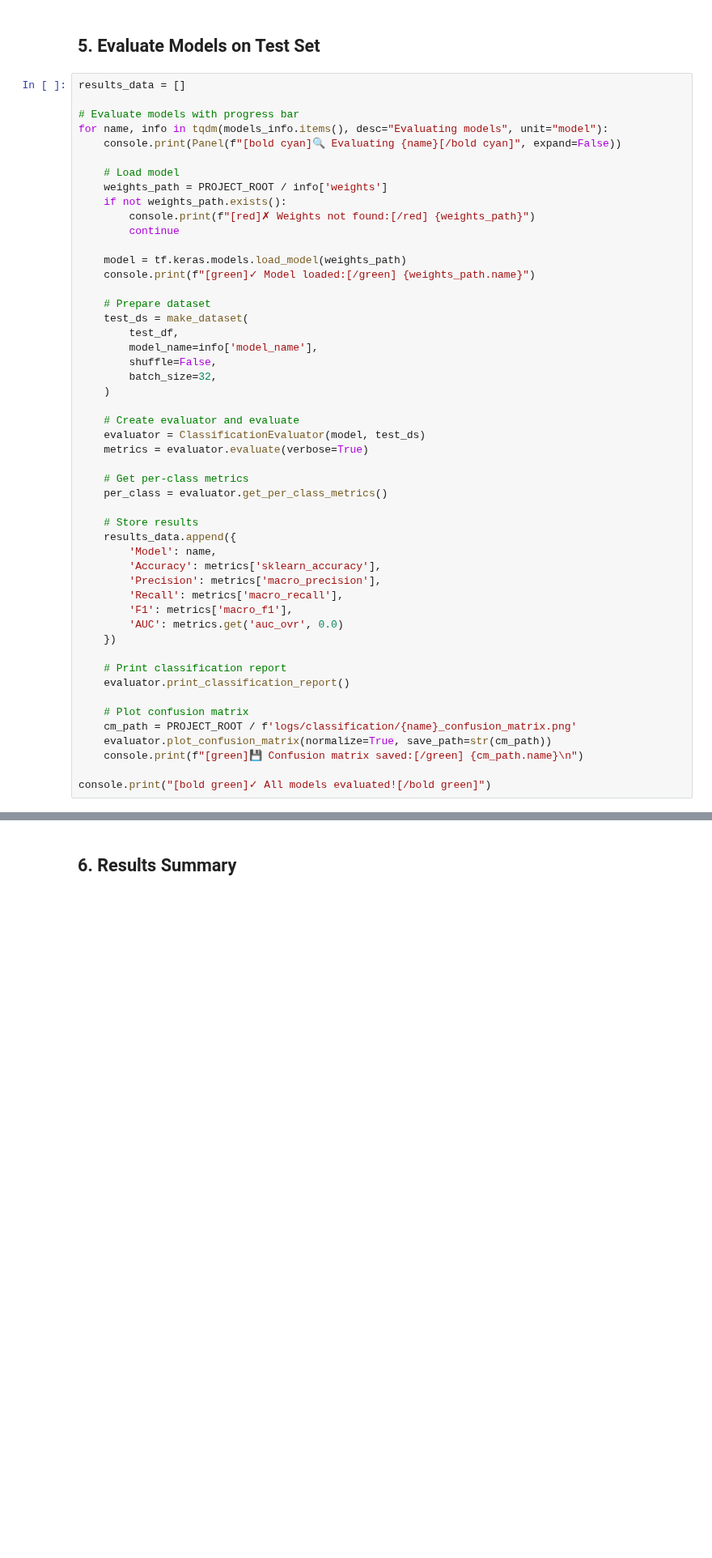
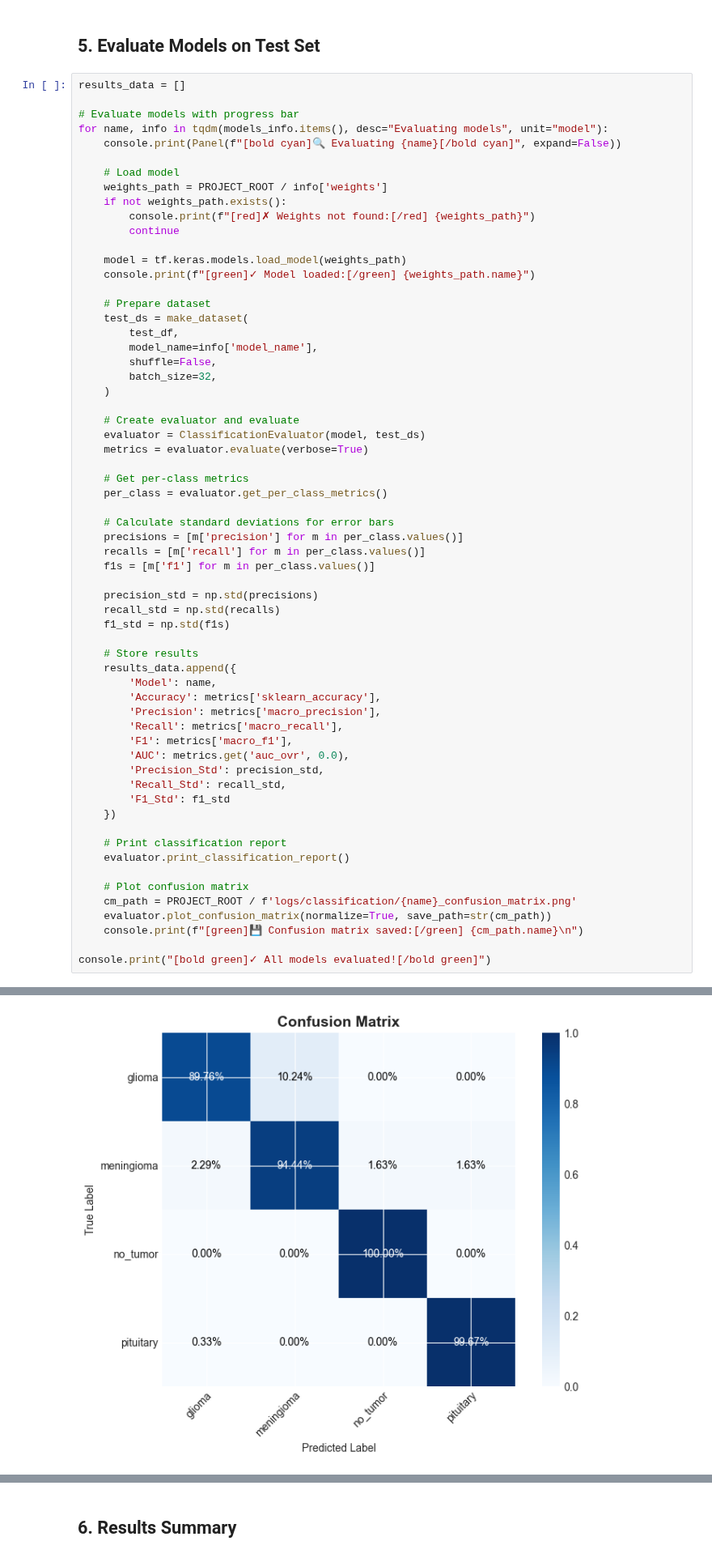
Before and after one commit to Qadeer-Haider/AI-Assisted-Brain-Tumor-Localization-and-Classification-in-Medical-Imaging, a Jupyter notebook: notebooks/evaluate_all_classication_models.ipynb, the cells around one changed output, grey strips where cells are left out. Shown at 81% size. Saved outputs shown, nothing was run; the diff lists cells and outputs as text; blank space fills up the shorter version.

```diff
--- a/notebooks/evaluate_all_classication_models.ipynb
+++ b/notebooks/evaluate_all_classication_models.ipynb
@@ -283,6 +313,15 @@ for name, info in tqdm(models_info.items(), desc="Evaluating models", unit="mode
     # Get per-class metrics
     per_class = evaluator.get_per_class_metrics()
 
+    # Calculate standard deviations for error bars
+    precisions = [m['precision'] for m in per_class.values()]
+    recalls = [m['recall'] for m in per_class.values()]
+    f1s = [m['f1'] for m in per_class.values()]
+
+    precision_std = np.std(precisions)
+    recall_std = np.std(recalls)
+    f1_std = np.std(f1s)
+
     # Store results
     results_data.append({
         'Model': name,
@@ -290,7 +329,10 @@ for name, info in tqdm(models_info.items(), desc="Evaluating models", unit="mode
         'Precision': metrics['macro_precision'],
         'Recall': metrics['macro_recall'],
         'F1': metrics['macro_f1'],
-        'AUC': metrics.get('auc_ovr', 0.0)
+        'AUC': metrics.get('auc_ovr', 0.0),
+        'Precision_Std': precision_std,
+        'Recall_Std': recall_std,
+        'F1_Std': f1_std
     })
 
     # Print classification report
@@ -302,3 +344,4 @@ for name, info in tqdm(models_info.items(), desc="Evaluating models", unit="mode
     console.print(f"[green]💾 Confusion matrix saved:[/green] {cm_path.name}\n")
 
 console.print("[bold green]✓ All models evaluated![/bold green]")
+# %% [output]
@@ -304,0 +370 @@ console.print("[bold green]✓ All models evaluated![/bold green]")
+[figure, added]
```
Also changed, not shown: parts of 14 cells of this notebook, 3 other files.
